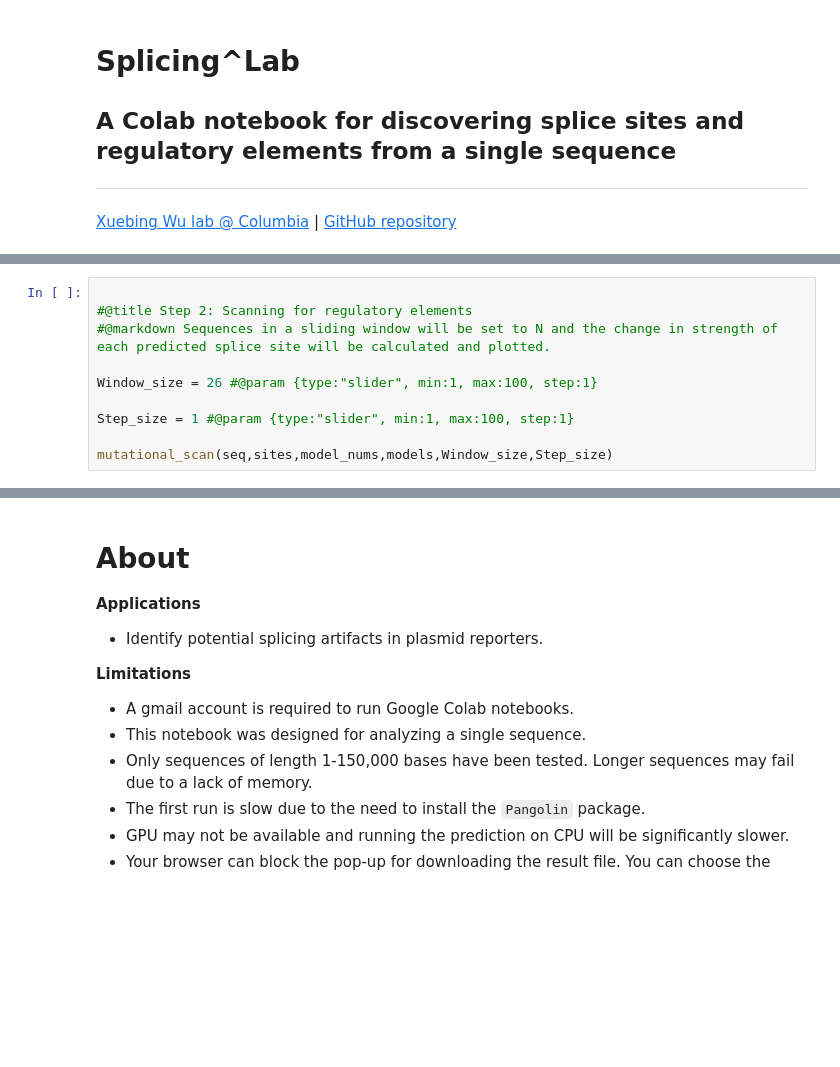
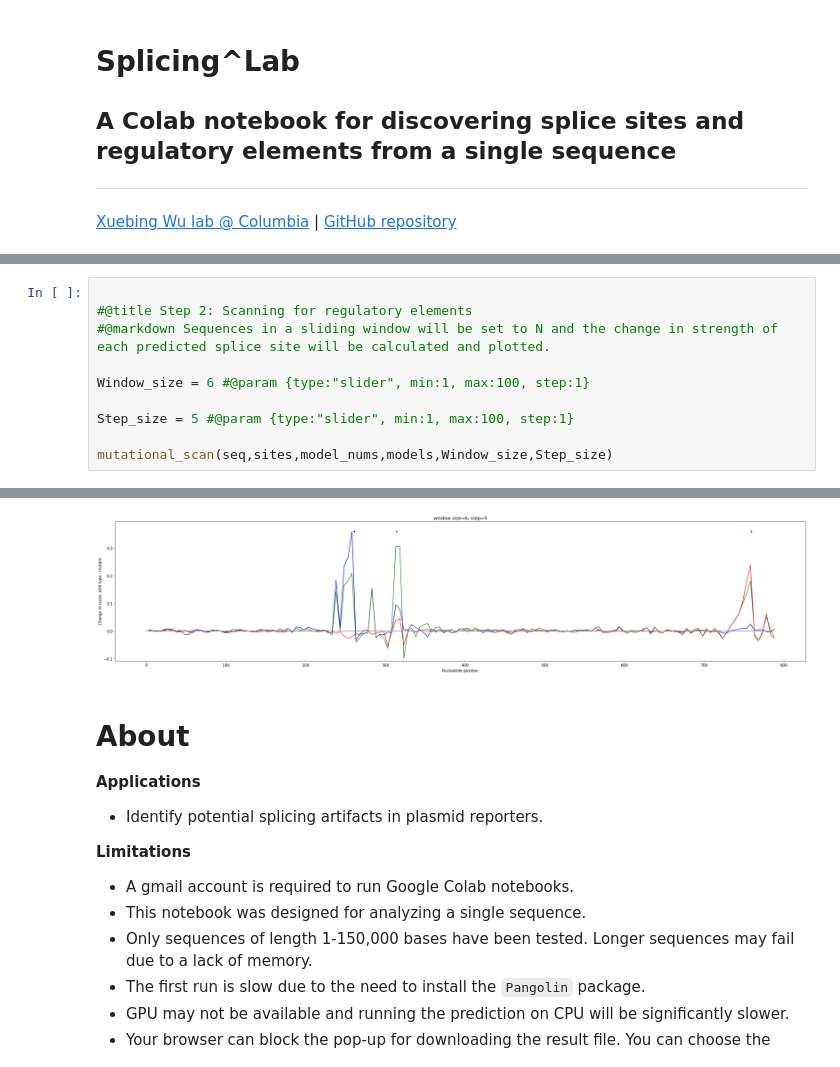
Before and after one commit to xuebingwu/Pangolin, a Jupyter notebook: splicingScan.ipynb, the cells around one changed output, grey strips where cells are left out. Drawn from its saved outputs; the diff is of its cells as text; blank space fills up the shorter version.

```diff
--- a/splicingScan.ipynb
+++ b/splicingScan.ipynb
@@ -132,9 +133,9 @@ Position        Sequence        Strand  Type    Testis
 #@title Step 2: Scanning for regulatory elements
 #@markdown Sequences in a sliding window will be set to N and the change in strength of each predicted splice site will be calculated and plotted.
 
-Window_size = 26 #@param {type:"slider", min:1, max:100, step:1}
+Window_size = 6 #@param {type:"slider", min:1, max:100, step:1}
 
-Step_size = 1 #@param {type:"slider", min:1, max:100, step:1}
+Step_size = 5 #@param {type:"slider", min:1, max:100, step:1}
 
 mutational_scan(seq,sites,model_nums,models,Window_size,Step_size)
 # %% [output]
@@ -142,3 +143,4 @@ mutational_scan(seq,sites,model_nums,models,Window_size,Step_size)
+[figure, added]
 # %% [markdown]
 # About <a name="Instructions"></a>
 
```
Also changed, not shown: parts of 2 cells of this notebook.
